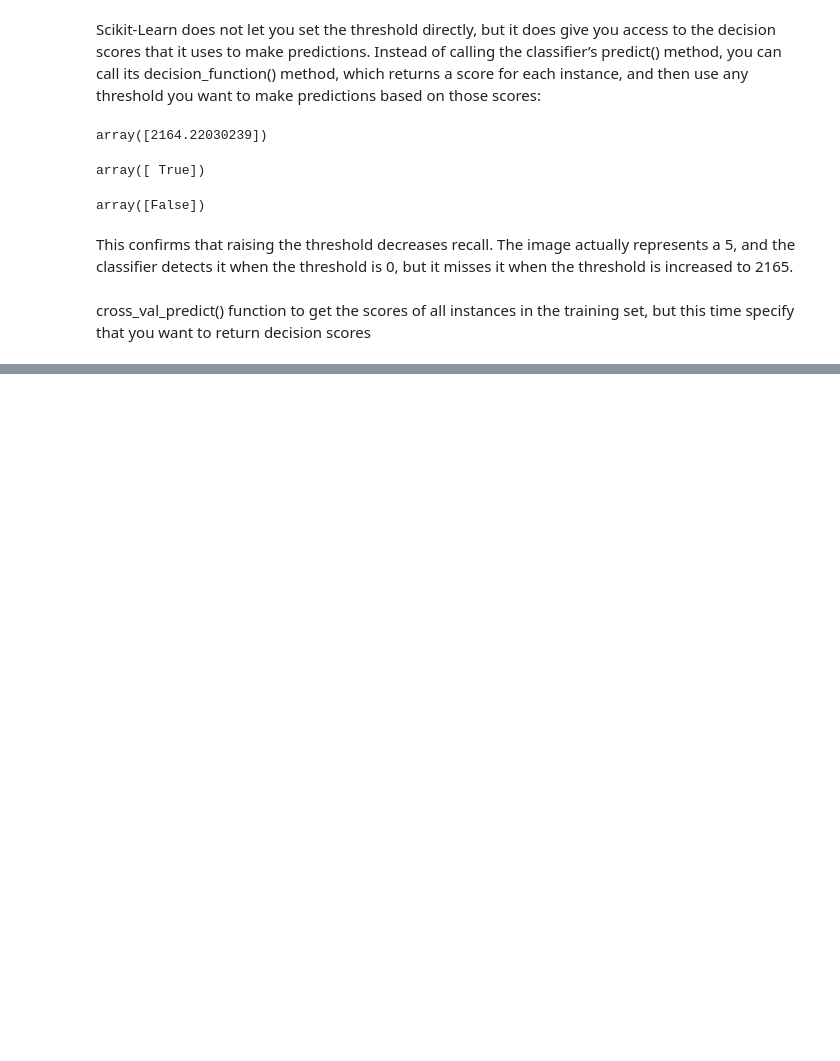
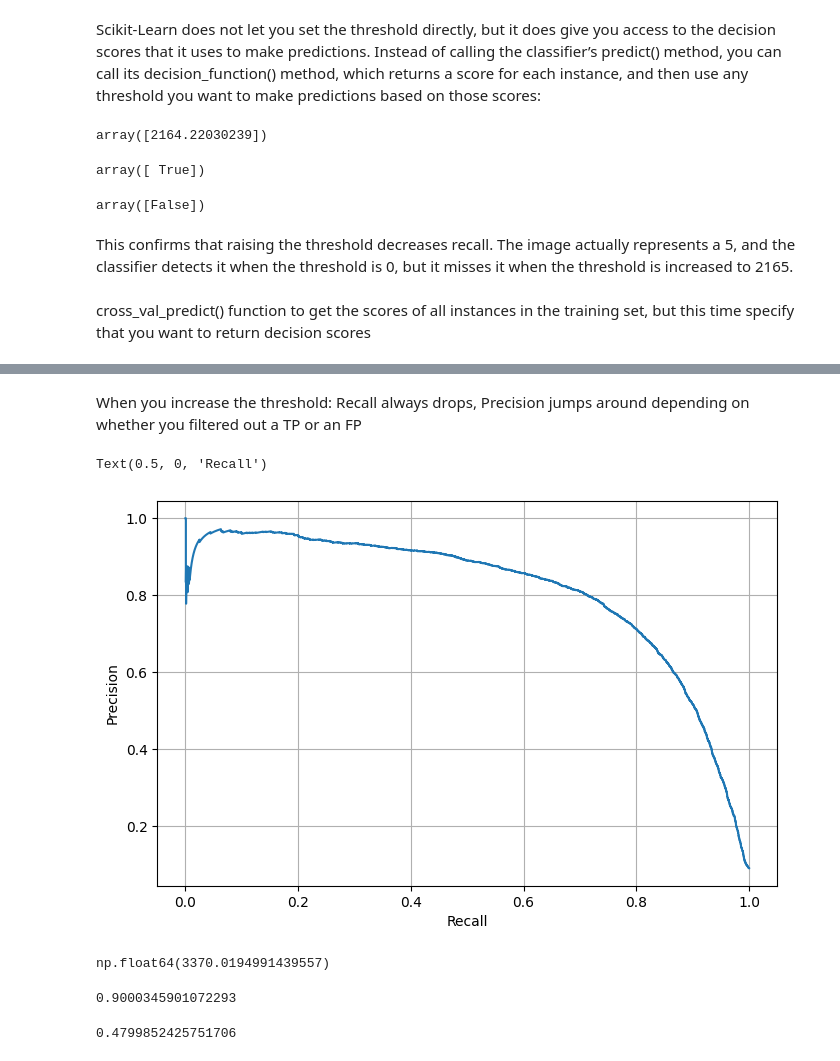
Before and after one commit to HESleagacy/MNSIT_CLASSIFIER, a Jupyter notebook: notebook.ipynb, the cells around one changed output, grey strips where cells are left out. Saved outputs shown, nothing was run; the diff lists cells and outputs as text; code cells hidden in the pictures; blank space fills up the shorter version.

```diff
--- a/notebook.ipynb
+++ b/notebook.ipynb
@@ -250,0 +270,19 @@ y_scores = cross_val_predict(sgd_ins, X_train, y_train_5, cv=3,method="decision_
+# %% [markdown]
+When you increase the threshold:
+Recall always drops, Precision jumps around depending on whether you filtered out a TP or an FP
+# %%
+plt.figure(figsize=(8,5))
+plt.plot(recalls[:-1], precisions[:-1])
+plt.grid(True) #Recall against presision
+plt.ylabel("Precision")
+plt.xlabel("Recall")
+# %% [output]
+Text(0.5, 0, 'Recall')
+[figure, added]
+# %%
+# min threshold for certai limit
+import numpy as np
+threshold_90_precision = thresholds[np.argmax(precisions >= 0.90)]
+threshold_90_precision
+# %% [output]
+np.float64(3370.0194991439557)
@@ -250,0 +291,8 @@ y_scores = cross_val_predict(sgd_ins, X_train, y_train_5, cv=3,method="decision_
+# %%
+precision_score(y_train_5, y_train_pred_90)
+# %% [output]
+0.9000345901072293
+# %%
+recall_score(y_train_5, y_train_pred_90)
+# %% [output]
+0.4799852425751706
```
Also changed, not shown: parts of 6 cells of this notebook.
